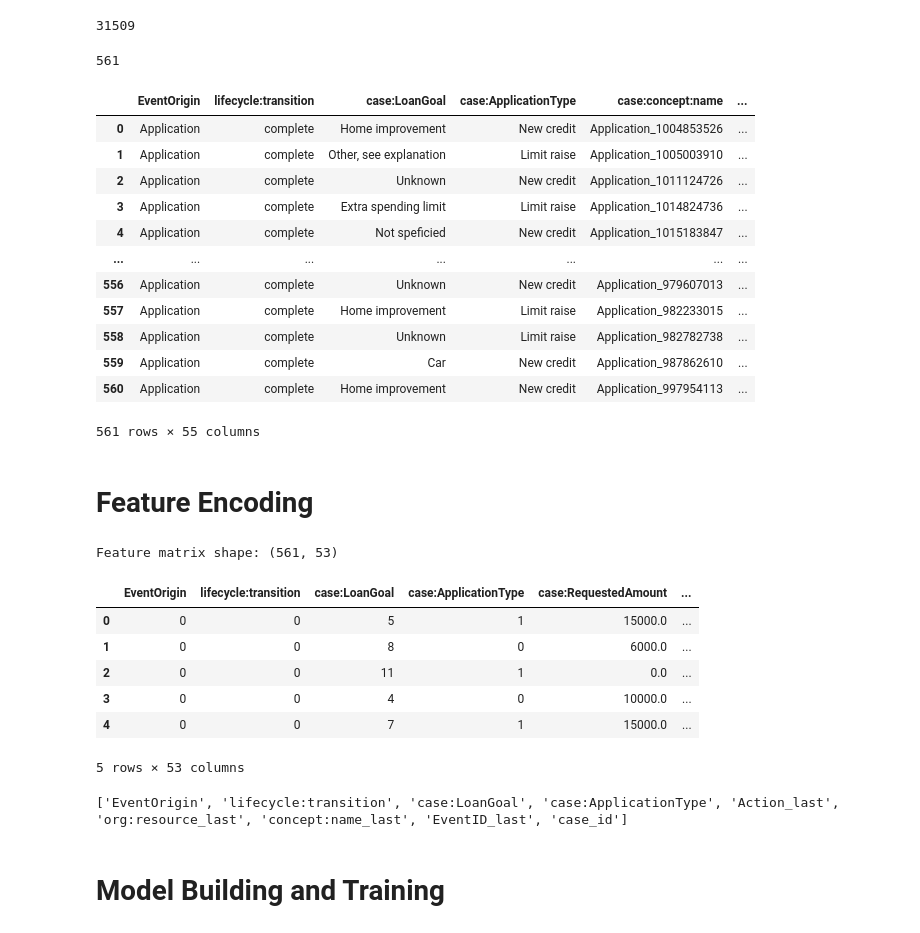
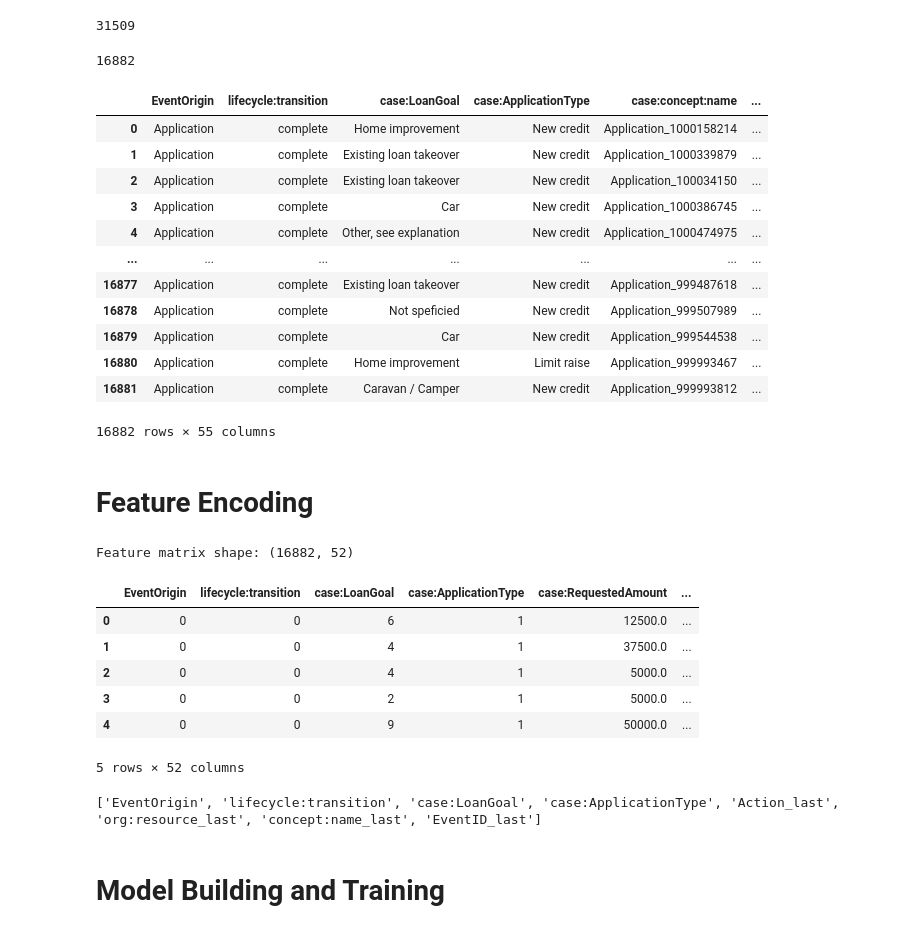
Before and after one commit to samuellukaswidmer/Bachelors-Thesis, a Jupyter notebook: predictive_monitoring_bpic17.ipynb, the cells around one changed output. Saved outputs shown, nothing was run; the diff lists cells and outputs as text; code cells hidden in the pictures.

```diff
--- a/predictive_monitoring_bpic17.ipynb
+++ b/predictive_monitoring_bpic17.ipynb
@@ -153,7 +153,7 @@ def extract_prefixes_with_time_cutoff(event_log, cutoff_in_days, target, holiday
         prefix = group[group["relative_case_time"] < cutoff_in_days]
         prefix_start_time = group.iloc[0]["time:timestamp"]
         prefix_end_time = group.iloc[-1]["time:timestamp"]
-        if group["relative_case_time"].max() > cutoff_in_days:
+        if group["relative_case_time"].max() < cutoff_in_days:
             continue
         A_pending_events = group[group["concept:name"] == "A_Pending"]
         if len(A_pending_events) == 0:
@@ -167,7 +167,7 @@ def extract_prefixes_with_time_cutoff(event_log, cutoff_in_days, target, holiday
         # add_activity_flags(prefix, features, activities_to_flag)
         add_activity_start_times(prefix, features, reference_date, activities_to_flag)
         add_time_based_features(prefix, features, prefix_start_time)
-        add_prefix_stats(prefix, features, "case:concept:name")
+        add_prefix_stats(prefix, features, case)
         # add_numeric_aggregates(prefix, features)
         add_resource_features(prefix, features)
         # add_days_since_reference(prefix, features, reference_date)
@@ -204,62 +204,62 @@ prefix_log = extract_prefixes_with_time_cutoff(event_log, cutoff_in_days, target
 prefix_log = pd.DataFrame(prefix_log)
 prefix_log["case:concept:name"].nunique()
 # %% [output]
-561
+16882
 # %%
 display(prefix_log)
 # %% [output]
 |  | EventOrigin | lifecycle:transition | case:LoanGoal | case:ApplicationType | case:concept:name | ... |
-| 0 | Application | complete | Home improvement | New credit | Application_1004853526 | ... |
-| 1 | Application | complete | Other, see explanation | Limit raise | Application_1005003910 | ... |
-| 2 | Application | complete | Unknown | New credit | Application_1011124726 | ... |
-| 3 | Application | complete | Extra spending limit | Limit raise | Application_1014824736 | ... |
-| 4 | Application | complete | Not speficied | New credit | Application_1015183847 | ... |
+| 0 | Application | complete | Home improvement | New credit | Application_1000158214 | ... |
+| 1 | Application | complete | Existing loan takeover | New credit | Application_1000339879 | ... |
+| 2 | Application | complete | Existing loan takeover | New credit | Application_100034150 | ... |
+| 3 | Application | complete | Car | New credit | Application_1000386745 | ... |
+| 4 | Application | complete | Other, see explanation | New credit | Application_1000474975 | ... |
 | ... | ... | ... | ... | ... | ... | ... |
-| 556 | Application | complete | Unknown | New credit | Application_979607013 | ... |
-| 557 | Application | complete | Home improvement | Limit raise | Application_982233015 | ... |
-| 558 | Application | complete | Unknown | Limit raise | Application_982782738 | ... |
-| 559 | Application | complete | Car | New credit | Application_987862610 | ... |
-| 560 | Application | complete | Home improvement | New credit | Application_997954113 | ... |
+| 16877 | Application | complete | Existing loan takeover | New credit | Application_999487618 | ... |
+| 16878 | Application | complete | Not speficied | New credit | Application_999507989 | ... |
+| 16879 | Application | complete | Car | New credit | Application_999544538 | ... |
+| 16880 | Application | complete | Home improvement | Limit raise | Application_999993467 | ... |
+| 16881 | Application | complete | Caravan / Camper | New credit | Application_999993812 | ... |
-561 rows × 55 columns
+16882 rows × 55 columns
 # %% [markdown]
 # Feature Encoding
 # %%
 from sklearn.preprocessing import LabelEncoder
 
 # Separate features and target
 feature_cols = [col for col in prefix_log.columns
-                if col not in ['case:concept:name', 'target']]
+                if col not in ['case:concept:name', 'target', 'case_id']]
 
 X = prefix_log[feature_cols].copy()
 y = prefix_log['target']
 
 # Detect and label encode categorical columns
 categorical_cols = [col for col in X.columns if X[col].dtype == 'object']
 label_encoders = {}
 for col in categorical_cols:
     le = LabelEncoder()
     X[col] = le.fit_transform(X[col].astype(str))
     label_encoders[col] = le
 
 # Convert everything to numeric and fill NaN with medians
 X = X.apply(pd.to_numeric, errors='coerce')
 X = X.fillna(X.median())
 
 print(f"Feature matrix shape: {X.shape}")
 display(X.head())
 # %% [output]
-Feature matrix shape: (561, 53)
+Feature matrix shape: (16882, 52)
 |  | EventOrigin | lifecycle:transition | case:LoanGoal | case:ApplicationType | case:RequestedAmount | ... |
-| 0 | 0 | 0 | 5 | 1 | 15000.0 | ... |
-| 1 | 0 | 0 | 8 | 0 | 6000.0 | ... |
-| 2 | 0 | 0 | 11 | 1 | 0.0 | ... |
-| 3 | 0 | 0 | 4 | 0 | 10000.0 | ... |
-| 4 | 0 | 0 | 7 | 1 | 15000.0 | ... |
+| 0 | 0 | 0 | 6 | 1 | 12500.0 | ... |
+| 1 | 0 | 0 | 4 | 1 | 37500.0 | ... |
+| 2 | 0 | 0 | 4 | 1 | 5000.0 | ... |
+| 3 | 0 | 0 | 2 | 1 | 5000.0 | ... |
+| 4 | 0 | 0 | 9 | 1 | 50000.0 | ... |
-5 rows × 53 columns
+5 rows × 52 columns
 # %%
 print(categorical_cols)
 # %% [output]
-['EventOrigin', 'lifecycle:transition', 'case:LoanGoal', 'case:ApplicationType', 'Action_last', 'org:resource_last', 'concept:name_last', 'EventID_last', 'case_id']
+['EventOrigin', 'lifecycle:transition', 'case:LoanGoal', 'case:ApplicationType', 'Action_last', 'org:resource_last', 'concept:name_last', 'EventID_last']
 # %% [markdown]
 # Model Building and Training
 # %%
```
Also changed, not shown: parts of 4 cells of this notebook, 2 other files.
